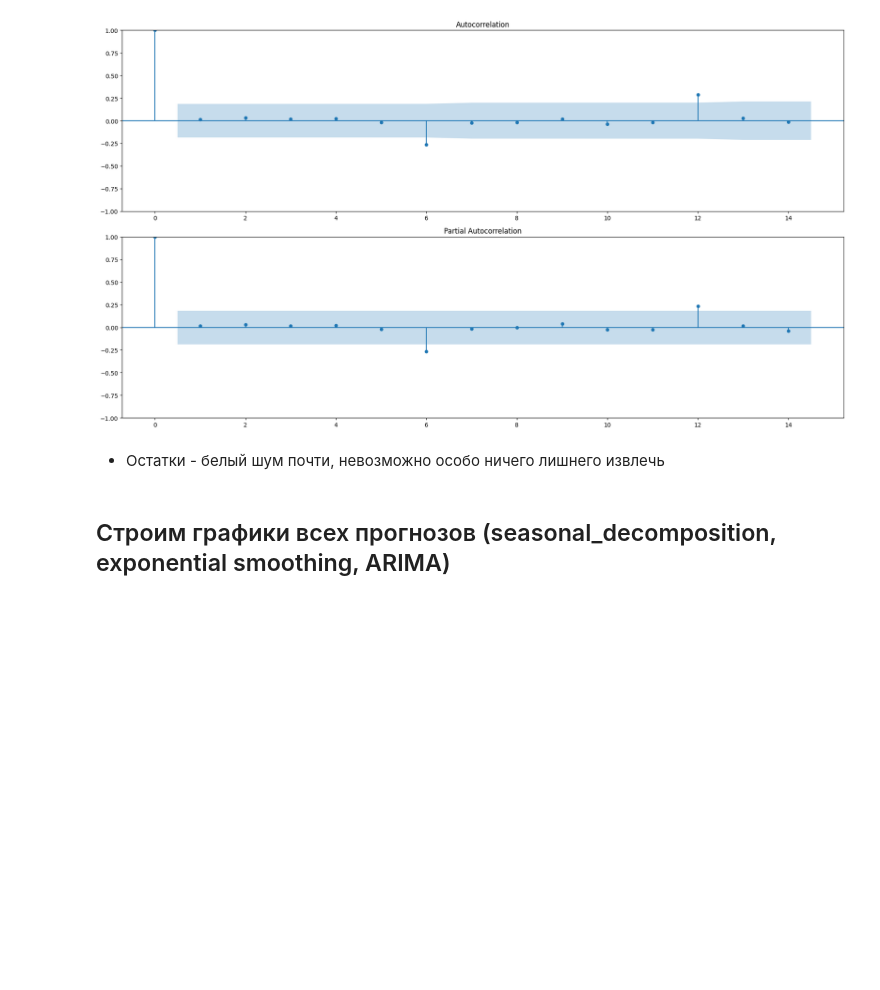
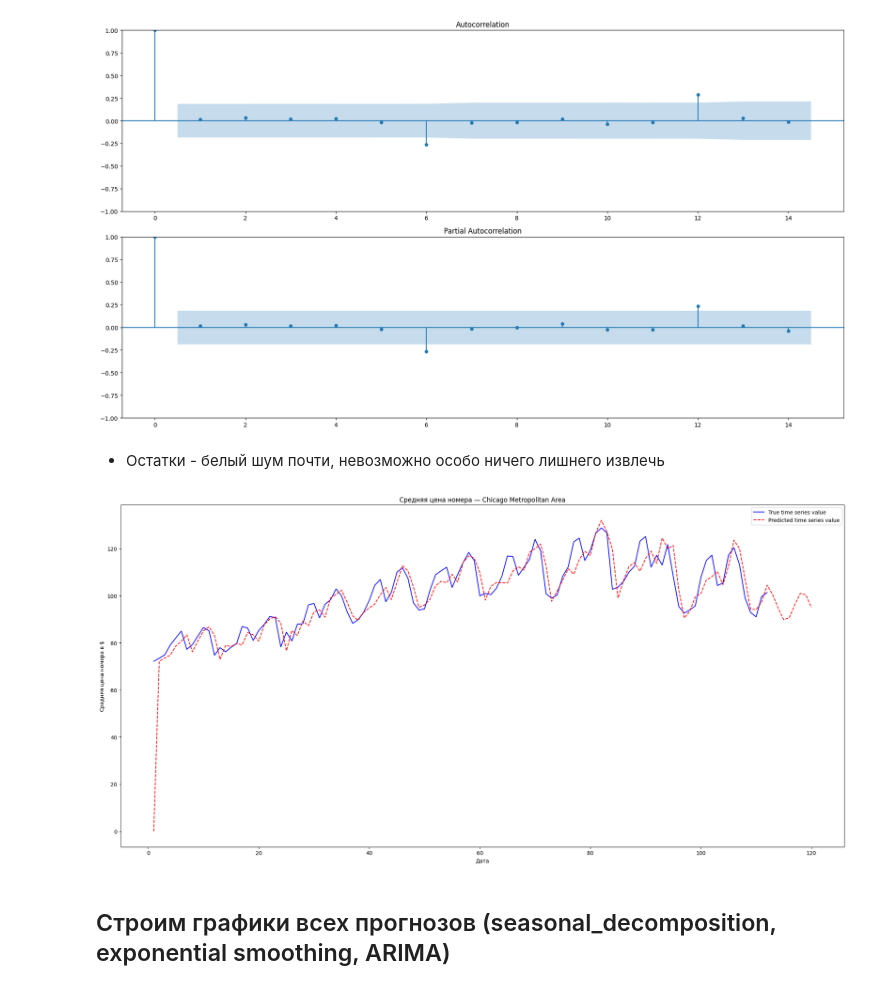
Before and after one commit to IvanHinz/ITMO_data_analysis_on_python_hws, a Jupyter notebook: hw9/ARIMA.ipynb, the cells around one changed output. Cells and saved outputs as stored; diff of their text form; code cells hidden in the pictures; blank space fills up the shorter version.

```diff
--- a/hw9/ARIMA.ipynb
+++ b/hw9/ARIMA.ipynb
@@ -249,3 +251,21 @@ plt.show()
+# %%
+# time_series
+
+predict_arima = best_model_fitted.predict(0, 111 + 8)
+# %%
+fig, ax = plt.subplots(figsize=(20, 10))
+
+ax.plot(np.arange(1, len(time_series) + 1), time_series, label="True time series value", color="blue")
+ax.plot(np.arange(1, len(predict_arima) + 1), predict_arima, "--", label="Predicted time series value", color="red")
+
+plt.legend()
+plt.title('Средняя цена номера — Chicago Metropolitan Area')
+plt.xlabel('Дата')
+plt.ylabel('Средняя цена номера в $')
+plt.tight_layout()
+plt.show()
+# %% [output]
+[figure, added]
 # %% [markdown]
 ## Строим графики всех прогнозов (seasonal_decomposition, exponential smoothing, ARIMA)
 # %%
```
Also changed, not shown: parts of 3 cells of this notebook, 3 other files.
